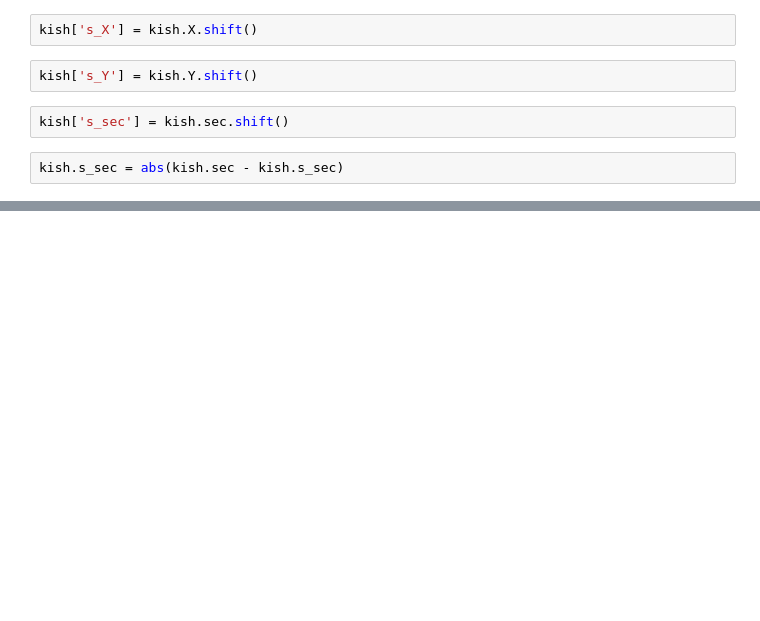
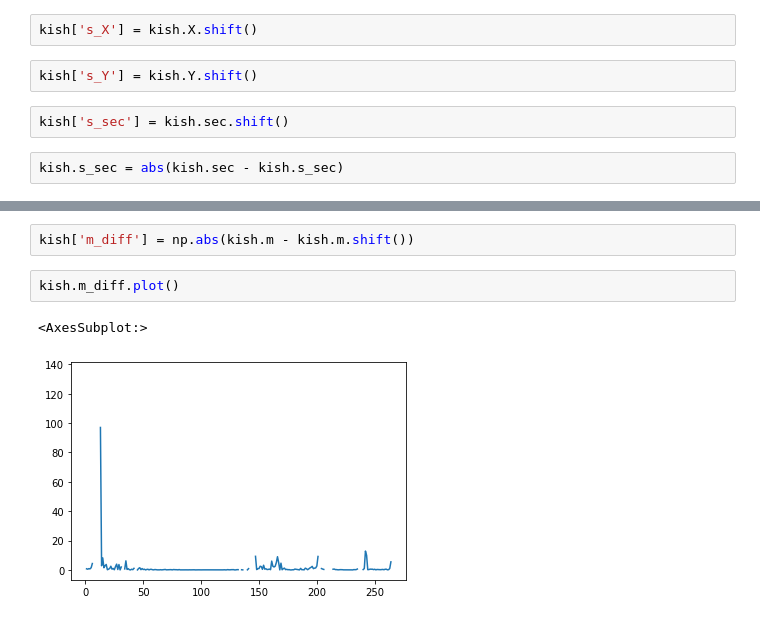
Before and after one commit to Matan-Shimon/Data-Visualization, a Jupyter notebook: Pandas Project.ipynb, the cells around one changed output, grey strips where cells are left out. Drawn from its saved outputs; the diff is of its cells as text; blank space fills up the shorter version.

```diff
--- a/Pandas Project.ipynb
+++ b/Pandas Project.ipynb
@@ -164,0 +126,7 @@ leng
+# %%
+kish['m_diff'] = np.abs(kish.m - kish.m.shift())
+# %%
+kish.m_diff.plot()
+# %% [output]
+<AxesSubplot:>
+[figure, added]
```
Also changed, not shown: parts of 31 cells of this notebook.
